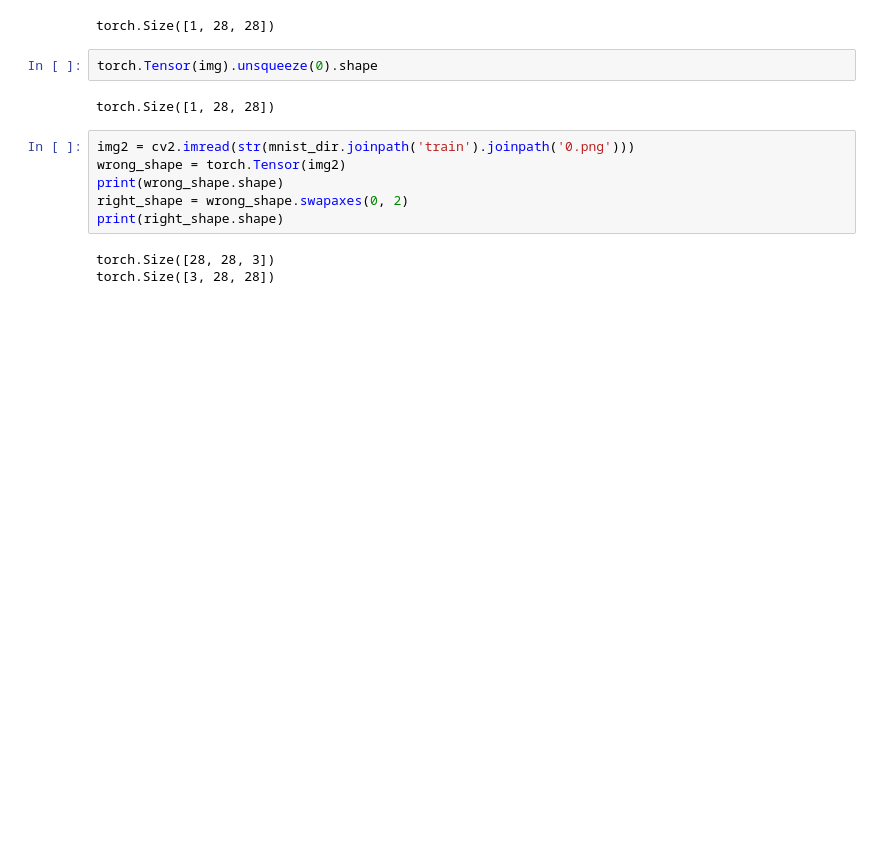
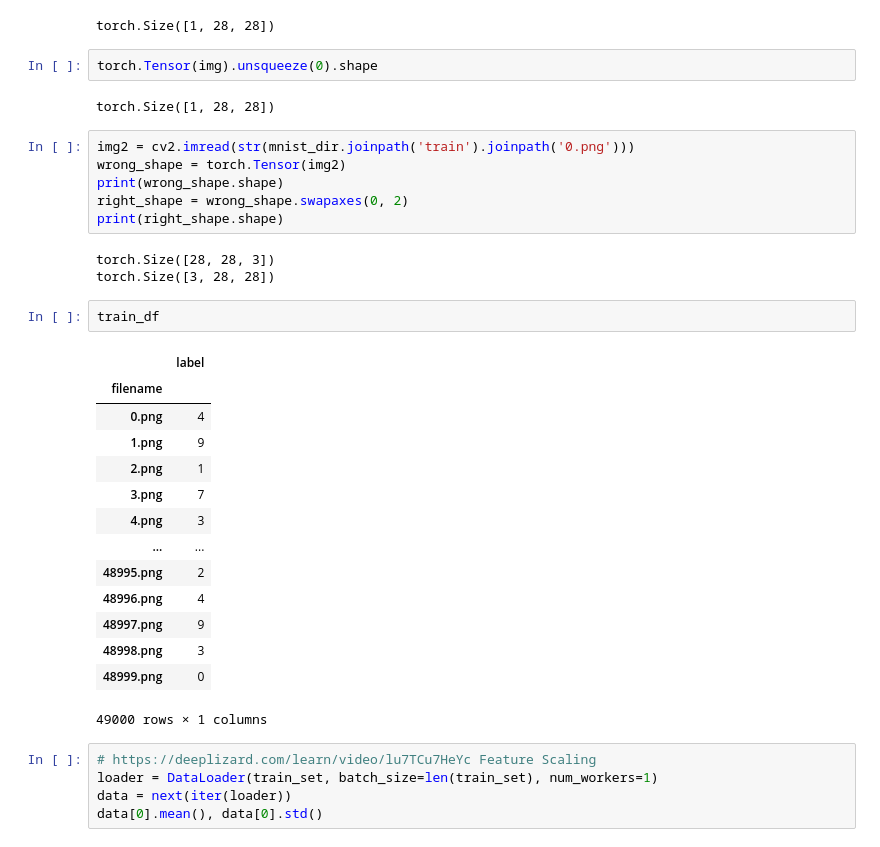
Before and after one commit to IoT-master/AllAboutMNIST, a Jupyter notebook: reading_real_digits.ipynb, the cells around one changed output. Cells and saved outputs as stored; diff of their text form; blank space fills up the shorter version.

Commit message:
Verifying Data and Normalizing

```diff
--- a/reading_real_digits.ipynb
+++ b/reading_real_digits.ipynb
@@ -104,3 +171,25 @@ print(right_shape.shape)
 # %% [output]
 torch.Size([28, 28, 3])
 torch.Size([3, 28, 28])
+# %%
+train_df
+# %% [output]
+|  | label |
+| filename |  |
+| 0.png | 4 |
+| 1.png | 9 |
+| 2.png | 1 |
+| 3.png | 7 |
+| 4.png | 3 |
+| ... | ... |
+| 48995.png | 2 |
+| 48996.png | 4 |
+| 48997.png | 9 |
+| 48998.png | 3 |
+| 48999.png | 0 |
+49000 rows × 1 columns
+# %%
+# https://deeplizard.com/learn/video/lu7TCu7HeYc Feature Scaling
+loader = DataLoader(train_set, batch_size=len(train_set), num_workers=1)
+data = next(iter(loader))
+data[0].mean(), data[0].std()
```
Also changed, not shown: parts of 8 cells of this notebook, 1 other file.
